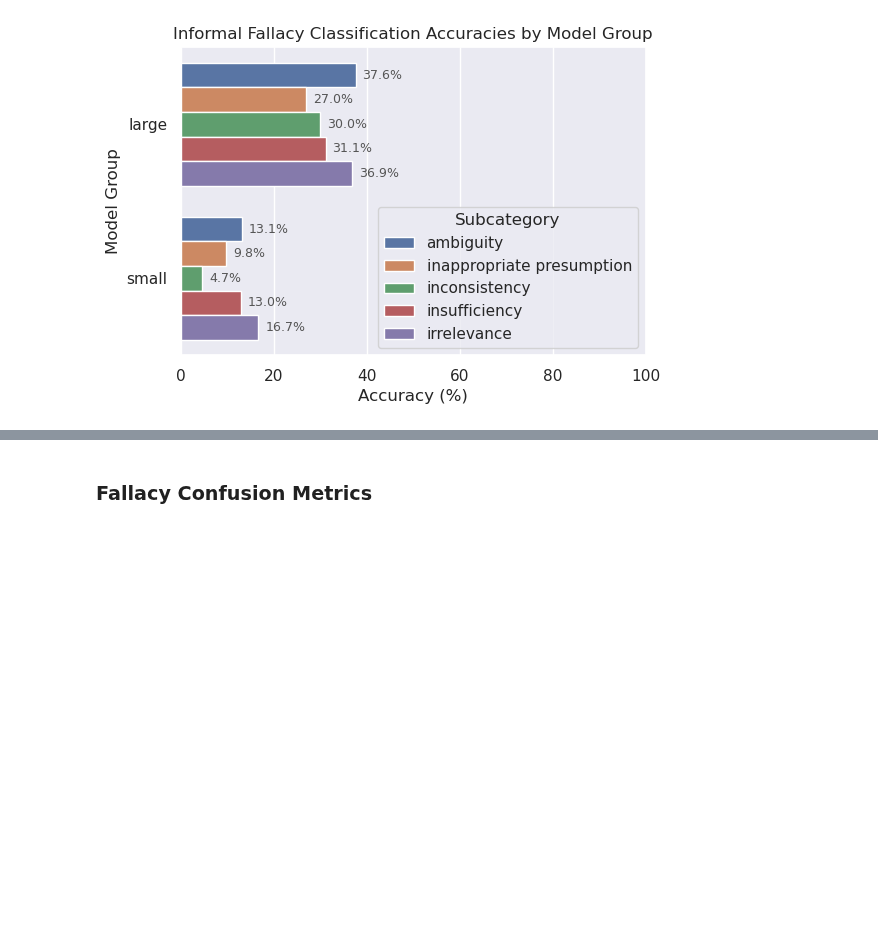
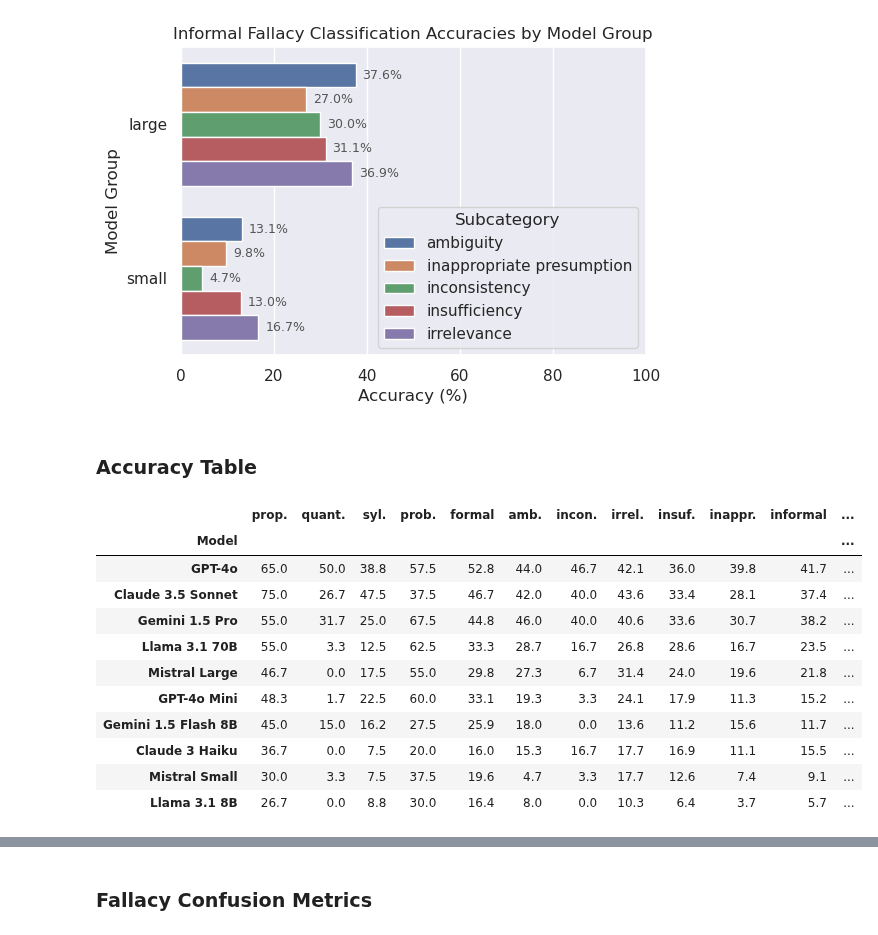
Before and after one commit to aimfeld/fallacy-detection, a Jupyter notebook: fallacy_classification.ipynb, the cells around one changed output, grey strips where cells are left out. Cells and saved outputs as stored; diff of their text form; code cells hidden in the pictures; blank space fills up the shorter version.

```diff
--- a/fallacy_classification.ipynb
+++ b/fallacy_classification.ipynb
@@ -295,3 +298,41 @@ plot_accuracies(
 )
 # %% [output]
 [figure]
+# %% [markdown]
+### Accuracy Table
+# %%
+# Create LaTeX table
+accuracy_cols = {
+    'propositional': 'prop.',
+    'quantificational': 'quant.',
+    'syllogistic': 'syl.',
+    'probabilistic': 'prob.',
+    'formal': 'formal',
+    'ambiguity': 'amb.',
+    'inconsistency': 'incon.',
+    'irrelevance': 'irrel.',
+    'insufficiency': 'insuf.',
+    'inappropriate presumption': 'inappr.',
+    'informal': 'informal',
+    'accuracy': 'accuracy',
+}
+df_accuracies_e21 = df_subcategory_accuracies_e21.droplevel(0, axis=1)
+df_accuracies_e21 = df_accuracies_e21.join(df_category_accuracies_e21).join(df_overall_accuracies_e21)
+df_accuracies_e21 = df_accuracies_e21[accuracy_cols.keys()]
+df_accuracies_e21.columns = accuracy_cols.values()
+df_accuracies_e21 = display_llm_table(df_accuracies_e21.sort_values('accuracy', ascending=False), digits=1)
+df_accuracies_e21.index.name = 'Model'
+df_accuracies_e21
+# %% [output]
+|  | prop. | quant. | syl. | prob. | formal | amb. | incon. | irrel. | insuf. | inappr. | informal | ... |
+| Model |  |  |  |  |  |  |  |  |  |  |  | ... |
+| GPT-4o | 65.0 | 50.0 | 38.8 | 57.5 | 52.8 | 44.0 | 46.7 | 42.1 | 36.0 | 39.8 | 41.7 | ... |
+| Claude 3.5 Sonnet | 75.0 | 26.7 | 47.5 | 37.5 | 46.7 | 42.0 | 40.0 | 43.6 | 33.4 | 28.1 | 37.4 | ... |
+| Gemini 1.5 Pro | 55.0 | 31.7 | 25.0 | 67.5 | 44.8 | 46.0 | 40.0 | 40.6 | 33.6 | 30.7 | 38.2 | ... |
+| Llama 3.1 70B | 55.0 | 3.3 | 12.5 | 62.5 | 33.3 | 28.7 | 16.7 | 26.8 | 28.6 | 16.7 | 23.5 | ... |
+| Mistral Large | 46.7 | 0.0 | 17.5 | 55.0 | 29.8 | 27.3 | 6.7 | 31.4 | 24.0 | 19.6 | 21.8 | ... |
+| GPT-4o Mini | 48.3 | 1.7 | 22.5 | 60.0 | 33.1 | 19.3 | 3.3 | 24.1 | 17.9 | 11.3 | 15.2 | ... |
+| Gemini 1.5 Flash 8B | 45.0 | 15.0 | 16.2 | 27.5 | 25.9 | 18.0 | 0.0 | 13.6 | 11.2 | 15.6 | 11.7 | ... |
+| Claude 3 Haiku | 36.7 | 0.0 | 7.5 | 20.0 | 16.0 | 15.3 | 16.7 | 17.7 | 16.9 | 11.1 | 15.5 | ... |
+| Mistral Small | 30.0 | 3.3 | 7.5 | 37.5 | 19.6 | 4.7 | 3.3 | 17.7 | 12.6 | 7.4 | 9.1 | ... |
+| Llama 3.1 8B | 26.7 | 0.0 | 8.8 | 30.0 | 16.4 | 8.0 | 0.0 | 10.3 | 6.4 | 3.7 | 5.7 | ... |
```
Also changed, not shown: parts of 4 cells of this notebook, 1 other file.
